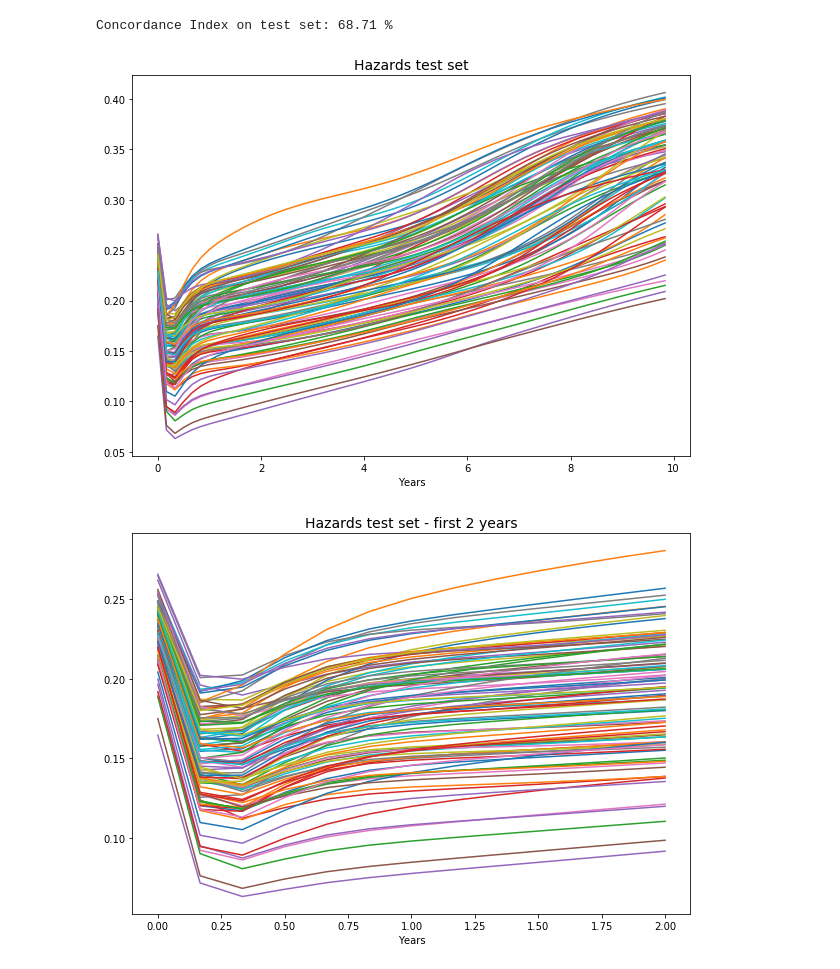
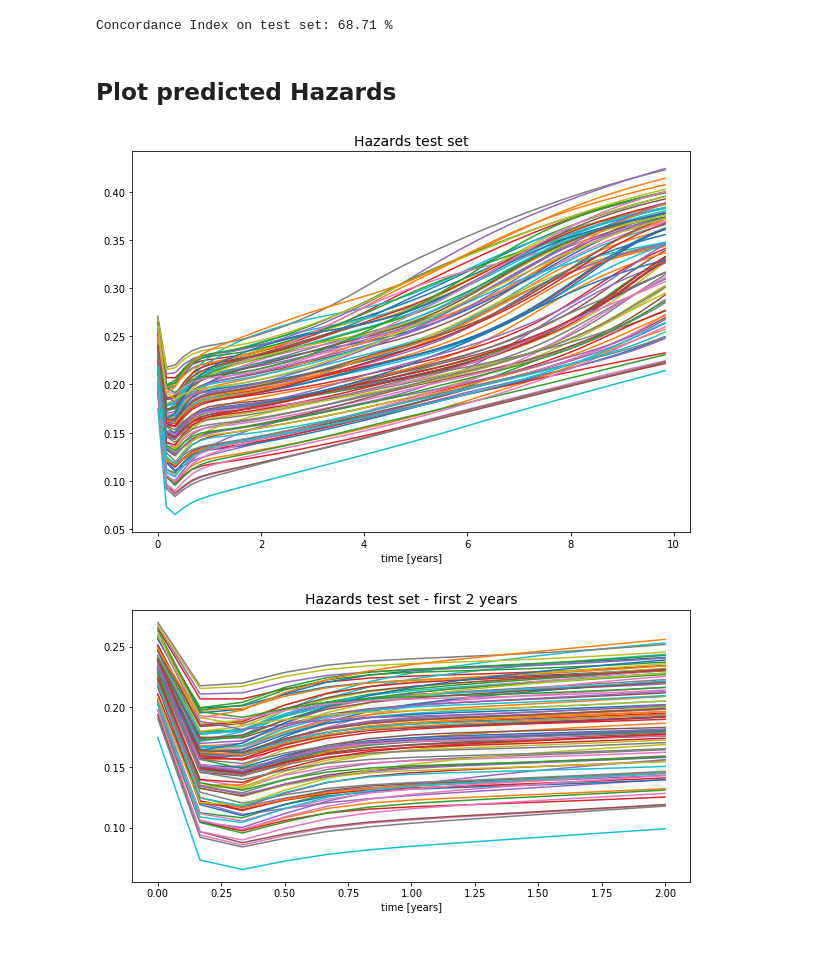
Before and after one commit to davide-burba/thesis, a Jupyter notebook: survival_process/drsa.ipynb, the cells around one changed output. Saved outputs shown, nothing was run; the diff lists cells and outputs as text; code cells hidden in the pictures.

Commit message:
improved drsa

```diff
--- a/survival_process/drsa.ipynb
+++ b/survival_process/drsa.ipynb
@@ -216,3 +216,5 @@ Concordance Index on test set: 68.71 %
 torch.save(best_net.state_dict(), '../../data/DRSA_weights.pt')
 # save predictions
 pd.DataFrame(expected_survival_times).to_csv('../../data/predictions_DRSA.csv',index= False)
+# %% [markdown]
+## Plot predicted Hazards
@@ -219,11 +226,4 @@ pd.DataFrame(expected_survival_times).to_csv('../../data/predictions_DRSA.csv',i
 # %%
-# plot Hazards
-best_net = DRSA(len(features)+1).to(device)
-best_net.load_state_dict(torch.load('../../data/DRSA_weights.pt'))
-best_net.eval()
-predictions_test_set = best_net(X_test).reshape(n_times,-1).transpose(0,1)
-
-
 tmp = predictions_test_set.detach().numpy()
 sample = np.random.choice(range(len(tmp)),size = 100, replace = False)
 original_times = times.reshape(-1)*T_max/n_times
@@ -232,19 +232,19 @@ plt.figure(figsize = (10,7))
 for i in sample:
     plt.plot(original_times/365,tmp[i,:])
 
-plt.xlabel('Years')
+plt.xlabel('time [years]')
 plt.title('Hazards test set',size = 14)
 plt.show()
 # %% [output]
-[figure, old version]
+[figure, new version]
 # %%
-plt.figure(figsize = (10,7))
+plt.figure(figsize = (10,5))
 n = 13
 for i in sample:
     plt.plot(original_times[:n]/365,tmp[i,:n])
 
-plt.xlabel('Years')
+plt.xlabel('time [years]')
 plt.title('Hazards test set - first 2 years',size = 14)
 plt.show()
 # %% [output]
-[figure, old version]
+[figure, new version]
```
Also changed, not shown: parts of 2 cells of this notebook, 3 other files.
